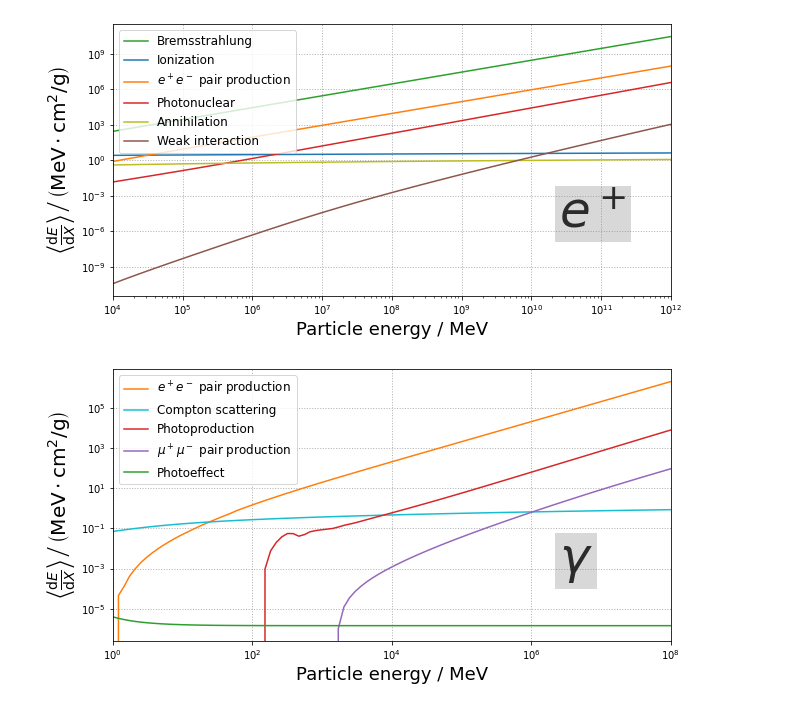
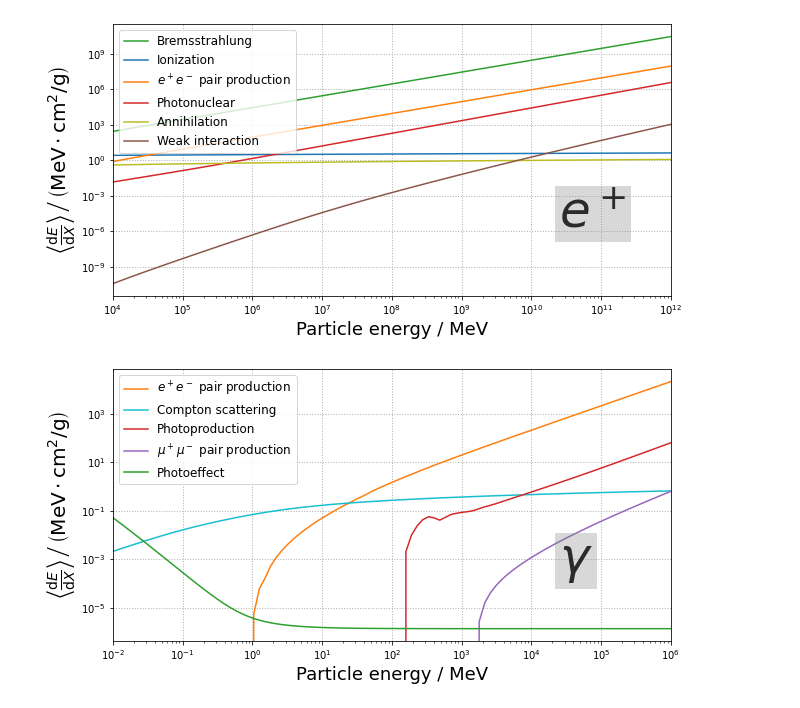
Before and after one commit to Jean1995/proposal_dedx_plots, a Jupyter notebook: dEdx_plots.ipynb, the cells around one changed output. Drawn from its saved outputs; the diff is of its cells as text; code cells hidden in the pictures.

```diff
--- a/dEdx_plots.ipynb
+++ b/dEdx_plots.ipynb
@@ -156,6 +156,6 @@ create_plot(pp.particle.EPlusDef(), cross_positron, r"$e^+$", "positron_dEdx.png
 # %% [output]
 [figure]
 # %%
-create_plot(pp.particle.GammaDef(), cross_photon, r"$\gamma$", "photon_dEdx.png", E_min = 1e0, E_max = 1e8)
+create_plot(pp.particle.GammaDef(), cross_photon, r"$\gamma$", "photon_dEdx.png", E_min = 1e-2, E_max = 1e6)
 # %% [output]
-[figure, old version]
+[figure, new version]
```
